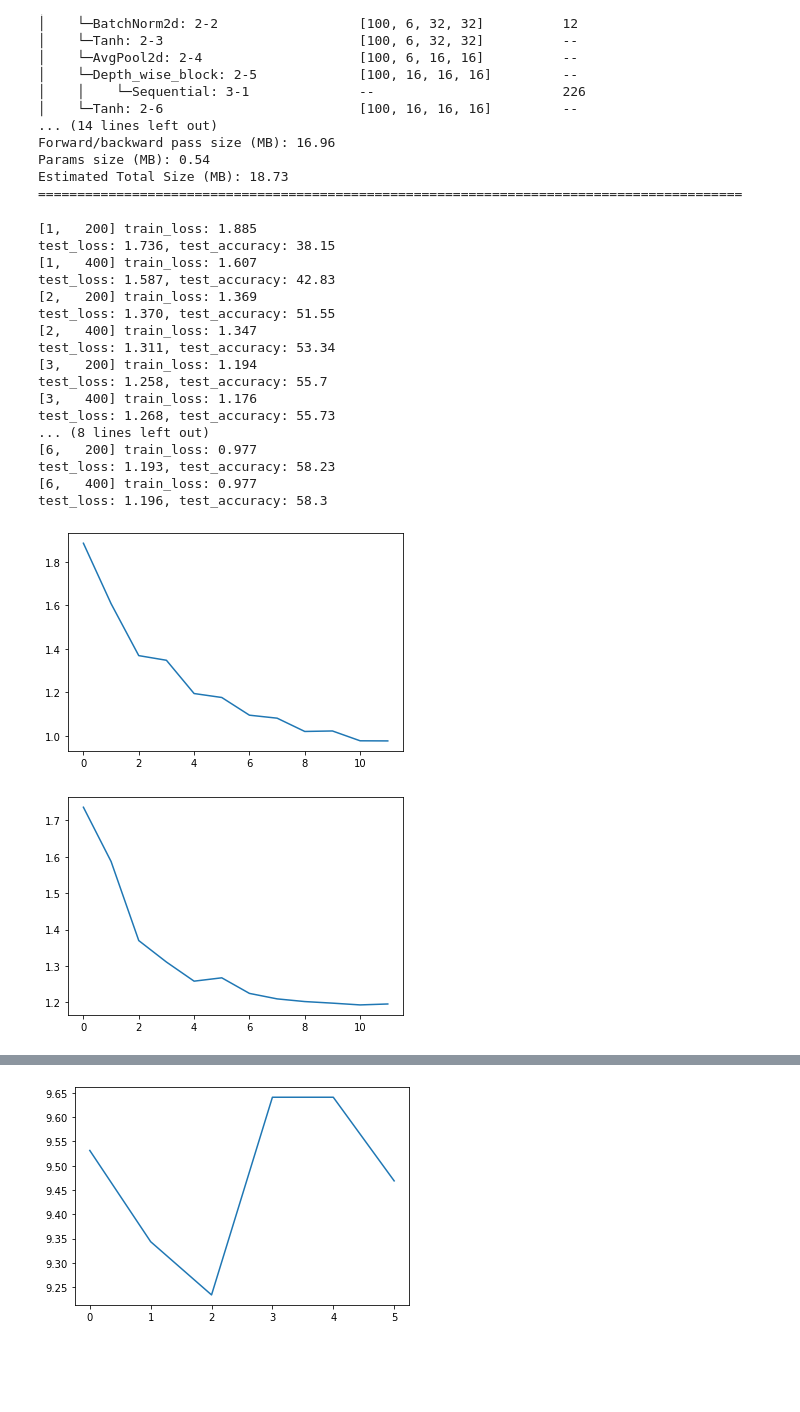
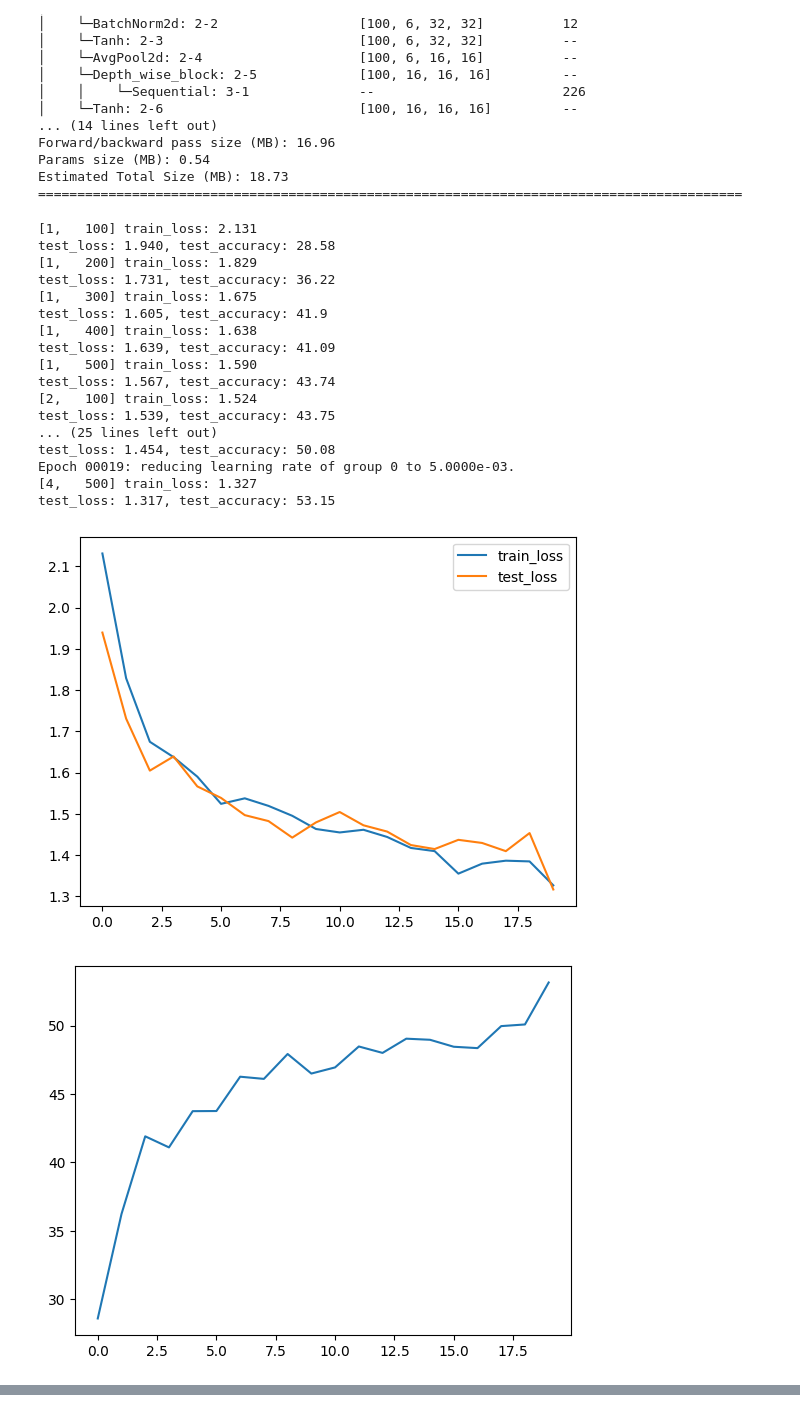
Before and after one commit to HeiseMax/ActiveShiftLayer, a Jupyter notebook: Cifar10LeNet.ipynb, the cells around one changed output, grey strips where cells are left out. Cells and saved outputs as stored; diff of their text form; code cells hidden in the pictures; blank space fills up the shorter version.

```diff
--- a/Cifar10LeNet.ipynb
+++ b/Cifar10LeNet.ipynb
@@ -114,8 +185,0 @@ plt.show()
-# %%
-from Models import LeASLNet
-
-input_shape = (batch_size, 3, 32, 32)
-
-LeASLNN = LeASLNet(input_shape, 10, device, expansion_rate=1)
-
-summary(LeASLNN, input_shape)
@@ -160,7 +196,7 @@ plt.show()
 # %%
 from Models import LeDepthNet
 
-LeDepthNN = LeDepthNet(input_shape, 10, device)
+LeDepthNN = LeDepthNet(input_shape, num_labels, initial_lr=0.01, momentum=0.99, weight_decay=0, device=device)
 
 summary(LeDepthNN, input_shape)
 # %% [output]
@@ -188,22 +220,29 @@ scheduler = optim.lr_scheduler.ExponentialLR(optimizer, gamma=0.5)
+# %%
+PATH = "models/LeNet_Cifar/LeDepthNet.pth"
+
+if exists(PATH):
+    LeDepthNN = torch.load(PATH)
+    LeDepthNN.eval()
 # %%
-leDepthStats = train_NN(LeDepthNN, train_dataloader,
-        test_dataloader, epochs=6, optimizer=optimizer, criterion=criterion,
-        scheduler=scheduler, device=device, steps_to_test=200, print_test=True)
+criterion = CrossEntropyLoss()
+
+train_NN(LeDepthNN, criterion, train_dataloader,
+        test_dataloader, epochs=4, batches_to_test=100,patience=2,device=device, print_test=True, verbose=True, p_randomTransform=0)
 # %% [output]
-[1,   200] train_loss: 1.885
-test_loss: 1.736, test_accuracy: 38.15
-[1,   400] train_loss: 1.607
-test_loss: 1.587, test_accuracy: 42.83
-[2,   200] train_loss: 1.369
-test_loss: 1.370, test_accuracy: 51.55
-[2,   400] train_loss: 1.347
-test_loss: 1.311, test_accuracy: 53.34
-[3,   200] train_loss: 1.194
-test_loss: 1.258, test_accuracy: 55.7
-[3,   400] train_loss: 1.176
-test_loss: 1.268, test_accuracy: 55.73
-... (8 lines left out)
-[6,   200] train_loss: 0.977
-test_loss: 1.193, test_accuracy: 58.23
-[6,   400] train_loss: 0.977
-test_loss: 1.196, test_accuracy: 58.3
+[1,   100] train_loss: 2.131
+test_loss: 1.940, test_accuracy: 28.58
+[1,   200] train_loss: 1.829
+test_loss: 1.731, test_accuracy: 36.22
+[1,   300] train_loss: 1.675
+test_loss: 1.605, test_accuracy: 41.9
+[1,   400] train_loss: 1.638
+test_loss: 1.639, test_accuracy: 41.09
+[1,   500] train_loss: 1.590
+test_loss: 1.567, test_accuracy: 43.74
+[2,   100] train_loss: 1.524
+test_loss: 1.539, test_accuracy: 43.75
+... (25 lines left out)
+test_loss: 1.454, test_accuracy: 50.08
+Epoch 00019: reducing learning rate of group 0 to 5.0000e-03.
+[4,   500] train_loss: 1.327
+test_loss: 1.317, test_accuracy: 53.15
@@ -210,12 +251,12 @@ test_loss: 1.196, test_accuracy: 58.3
 # %%
-plt.plot(leDepthStats[0])
+plt.plot(LeDepthNN.train_loss, label="train_loss")
+plt.plot(LeDepthNN.test_loss, label="test_loss")
+plt.legend()
 plt.show()
-plt.plot(leDepthStats[1])
+plt.plot(LeDepthNN.test_accuracy)
 plt.show()
-plt.plot(leDepthStats[2])
+plt.plot(LeDepthNN.train_time)
 plt.show()
-plt.plot(leDepthStats[3])
-plt.show()
 # %% [output]
-[figure, old version]
+[figure, new version]
-[figure, old version]
+[figure, new version]
@@ -223,4 +264,3 @@ plt.show()
-[figure, removed]
 # %%
 def imshow(img):
     img = img / 2 + 0.5     # unnormalize
```
Also changed, not shown: parts of 24 cells of this notebook, 14 other files.
